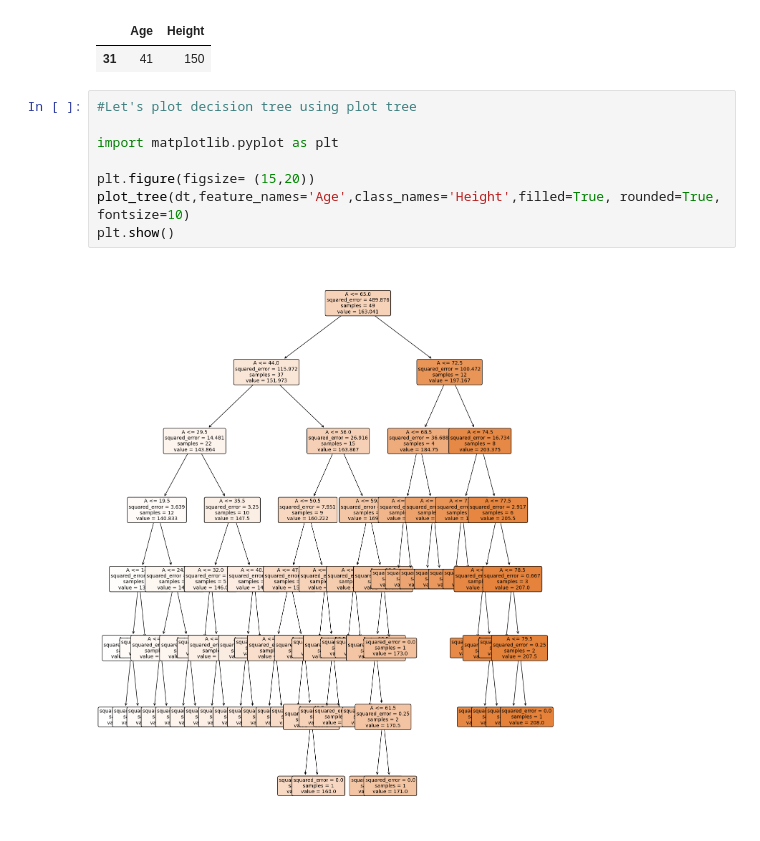
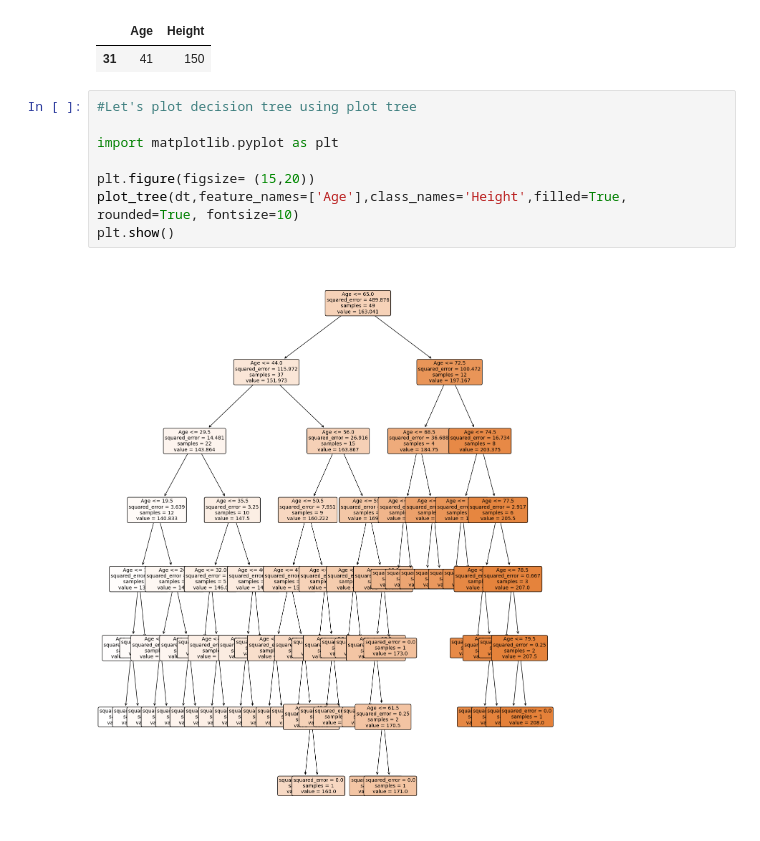
Before and after one commit to Sehajpannu01/ML_Models-Workshop, a Jupyter notebook: 23) Height_Age_dataset(DT).ipynb, the cells around one changed output. Cells and saved outputs as stored; diff of their text form.

Commit message:
New decision tree predictions

```diff
--- a/23) Height_Age_dataset(DT).ipynb
+++ b/23) Height_Age_dataset(DT).ipynb
@@ -92,10 +92,10 @@ df.loc[df['Age']==41]  #Model is doing almost correct prediction
 # %%
 #Let's plot decision tree using plot tree
 
 import matplotlib.pyplot as plt
 
 plt.figure(figsize= (15,20))
-plot_tree(dt,feature_names='Age',class_names='Height',filled=True, rounded=True, fontsize=10)
+plot_tree(dt,feature_names=['Age'],class_names='Height',filled=True, rounded=True, fontsize=10)
 plt.show()
 # %% [output]
-[figure, old version]
+[figure, new version]
```
Also changed, not shown: 3 other files.
